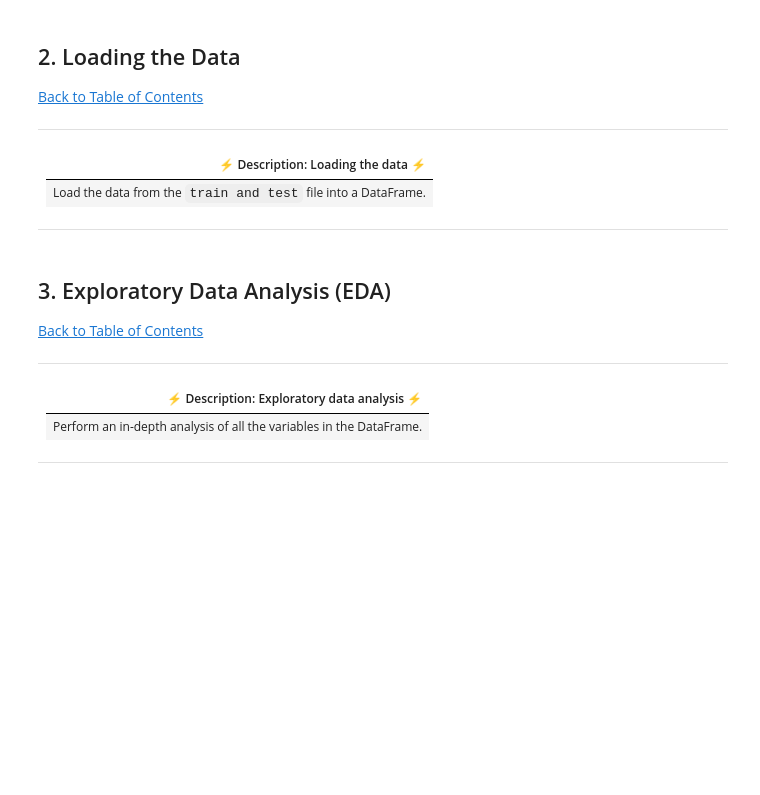
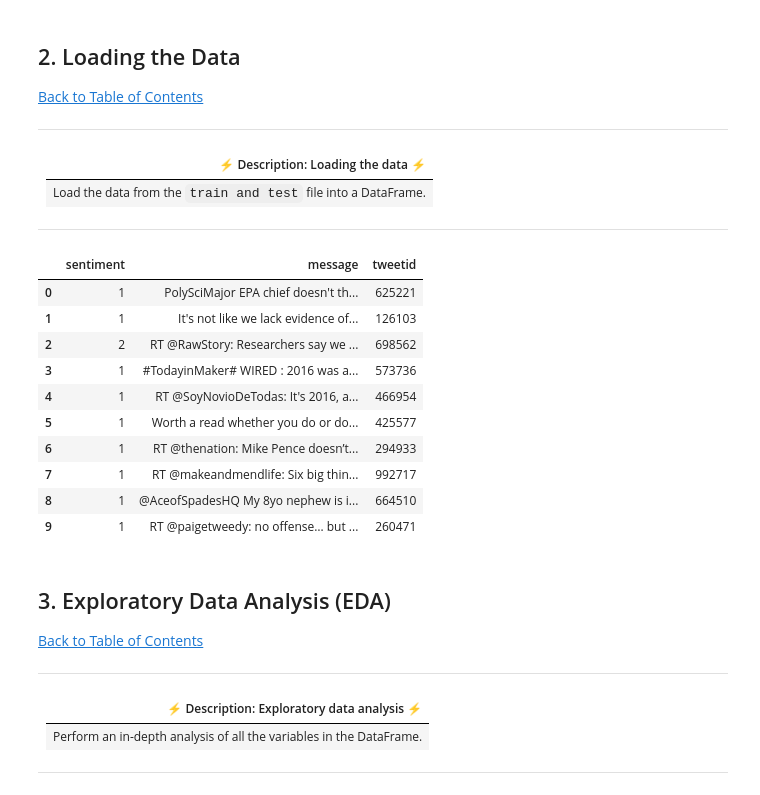
Before and after one commit to gzukhanye/Classification-Sprint-2307FTDS-TEAM-JM5, a Jupyter notebook: JM5_Notebook.ipynb, the cells around one changed output. Cells and saved outputs as stored; diff of their text form; code cells hidden in the pictures; blank space fills up the shorter version.

```diff
--- a/JM5_Notebook.ipynb
+++ b/JM5_Notebook.ipynb
@@ -46,3 +66,17 @@
+# %%
+df_train.head(10)
+# %% [output]
+|  | sentiment | message | tweetid |
+| 0 | 1 | PolySciMajor EPA chief doesn't th... | 625221 |
+| 1 | 1 | It's not like we lack evidence of... | 126103 |
+| 2 | 2 | RT @RawStory: Researchers say we ... | 698562 |
+| 3 | 1 | #TodayinMaker# WIRED : 2016 was a... | 573736 |
+| 4 | 1 | RT @SoyNovioDeTodas: It's 2016, a... | 466954 |
+| 5 | 1 | Worth a read whether you do or do... | 425577 |
+| 6 | 1 | RT @thenation: Mike Pence doesn’t... | 294933 |
+| 7 | 1 | RT @makeandmendlife: Six big thin... | 992717 |
+| 8 | 1 | @AceofSpadesHQ My 8yo nephew is i... | 664510 |
+| 9 | 1 | RT @paigetweedy: no offense… but ... | 260471 |
 # %% [markdown]
 <a id="three"></a>
 ## 3. Exploratory Data Analysis (EDA)
```
Also changed, not shown: parts of 16 cells of this notebook.
